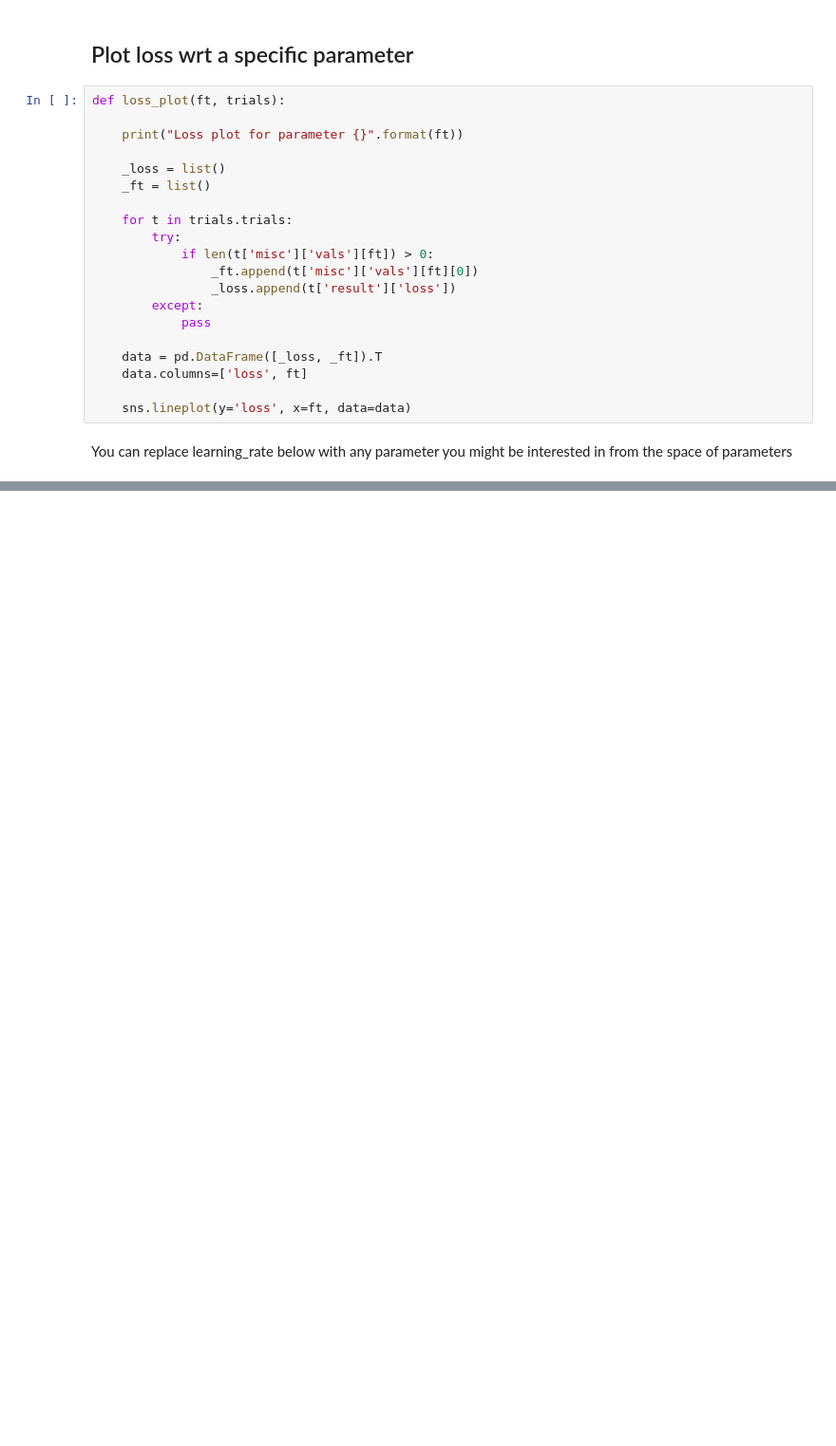
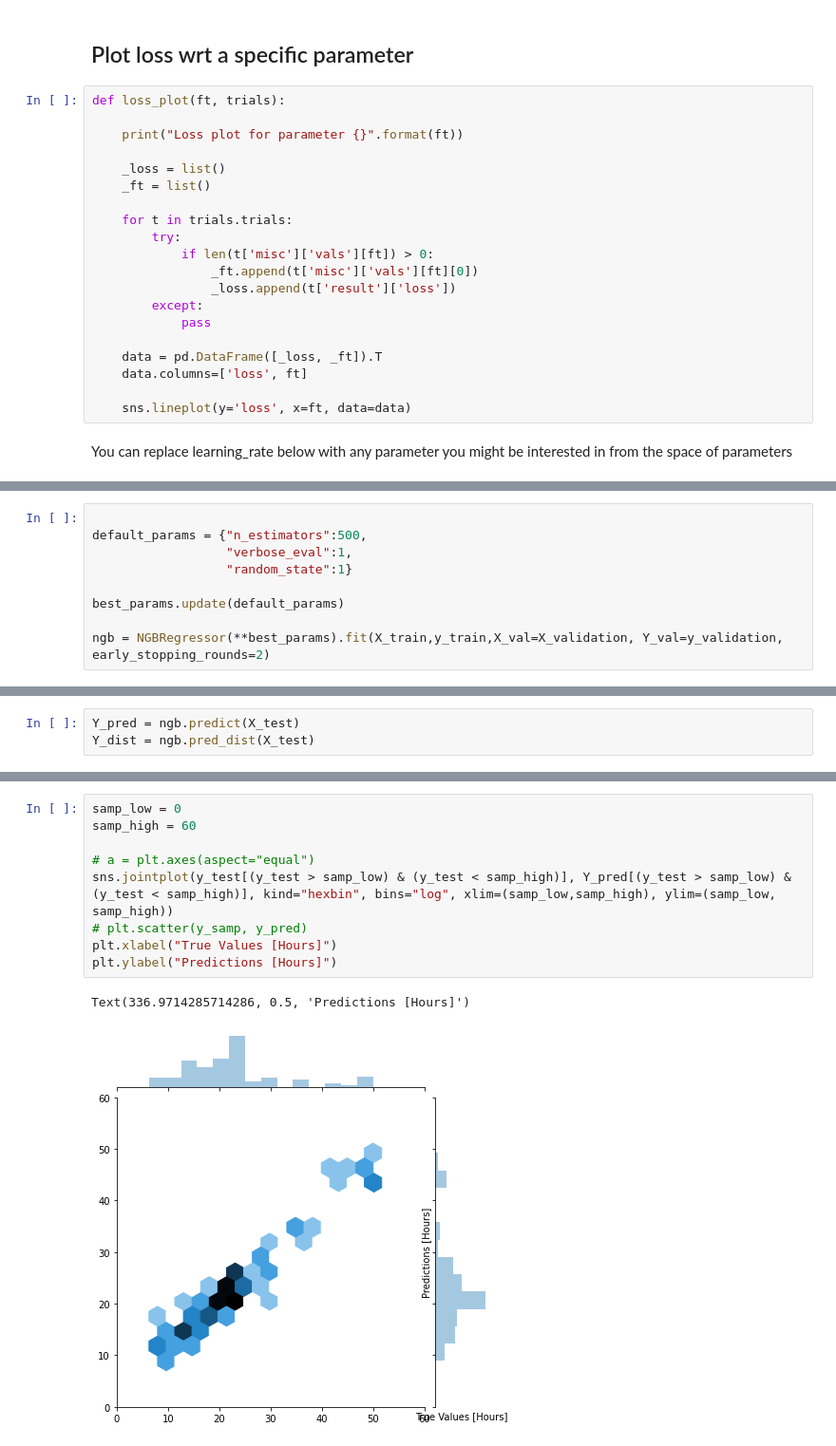
Before and after one commit to stanfordmlgroup/ngboost, a Jupyter notebook: examples/tuning/hyperopt.ipynb, the cells around one changed output, grey strips where cells are left out. Shown at 95% size. Drawn from its saved outputs; the diff is of its cells as text; blank space fills up the shorter version.

Commit message:
add evalaution on the test set

```diff
--- a/examples/tuning/hyperopt.ipynb
+++ b/examples/tuning/hyperopt.ipynb
@@ -225,0 +220,9 @@ Loss plot for parameter learning_rate
+# %%
+
+default_params = {"n_estimators":500,
+                  "verbose_eval":1,
+                  "random_state":1}
+
+best_params.update(default_params)
+
+ngb = NGBRegressor(**best_params).fit(X_train,y_train,X_val=X_validation, Y_val=y_validation, early_stopping_rounds=2)
@@ -225,0 +250,3 @@ Loss plot for parameter learning_rate
+# %%
+Y_pred = ngb.predict(X_test)
+Y_dist = ngb.pred_dist(X_test)
@@ -225,0 +262,12 @@ Loss plot for parameter learning_rate
+# %%
+samp_low = 0
+samp_high = 60
+
+# a = plt.axes(aspect="equal")
+sns.jointplot(y_test[(y_test > samp_low) & (y_test < samp_high)], Y_pred[(y_test > samp_low) & (y_test < samp_high)], kind="hexbin", bins="log", xlim=(samp_low,samp_high), ylim=(samp_low, samp_high))
+# plt.scatter(y_samp, y_pred)
+plt.xlabel("True Values [Hours]")
+plt.ylabel("Predictions [Hours]")
+# %% [output]
+Text(336.9714285714286, 0.5, 'Predictions [Hours]')
+[figure, added]
```
Also changed, not shown: parts of 9 cells of this notebook.
